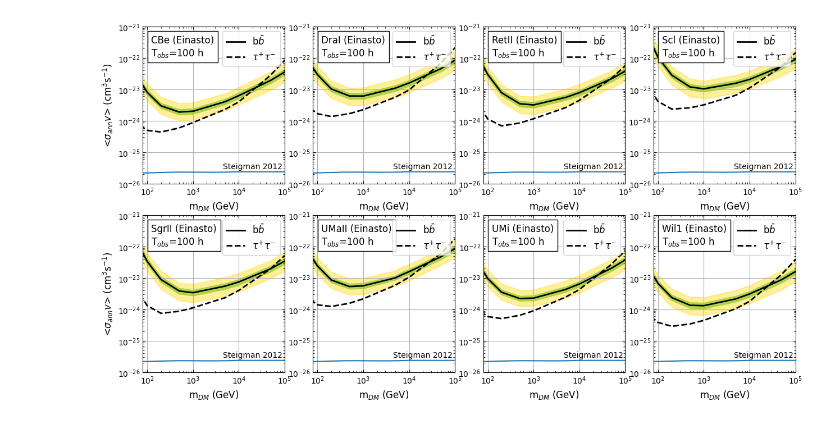
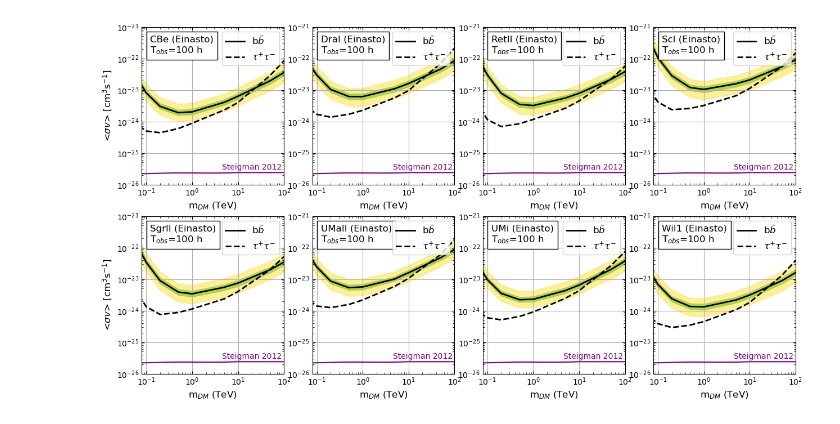
Before and after one commit to micheledoro/gDMbounds, a Jupyter notebook: sandbox/mdoro/gonzalo/makeplot_limits_single_ann.ipynb, the cells around one changed output. Saved outputs shown, nothing was run; the diff lists cells and outputs as text; code cells hidden in the pictures.

```diff
--- a/sandbox/mdoro/gonzalo/makeplot_limits_single_ann.ipynb
+++ b/sandbox/mdoro/gonzalo/makeplot_limits_single_ann.ipynb
@@ -22,6 +22,9 @@ for name in dSphNames:
 
 df = pd.concat(df_list, ignore_index=True)
 df.drop_duplicates(inplace=True)
+
+# Rescale mass column by 1/1000 to have it in TeV
+df['mass'] = df['mass'] / 1000
 # %%
 fig = plt.figure(figsize=(15, 8))
 
@@ -63,36 +66,37 @@ for name in dSphNames:
                #marker='o',
                label=r'$\tau^{+}\tau^{-}$')
 
 
-    plt.plot(relic.mass, relic.sigmav)
+    plt.plot(relic.mass*1e-3, relic.sigmav, color='purple')
 
 
     plt.legend(loc='upper right',fontsize=12)
     ax = plt.gca()
     at = AnchoredText(name+' (Einasto)'+"\n"+r"T$_{obs}$=100 h",
               loc='upper left', prop=dict(size=12), frameon=True)
-    plt.text(x=4500, y=3e-26, s='Steigman 2012')
+    plt.text(x=4.500, y=3e-26, s='Steigman 2012', color="purple")
 
     ax.add_artist(at)
     #ax.add_artist(at2)
 
 
     plt.grid()
     plt.ylim(1e-26,1e-21)
-    plt.xlim(80,1e5)
+    plt.xlim(80*1e-3,1e5*1e-3)
 
     if contador-1 == 1 or contador-1 == 5:
-        plt.ylabel(r"<$\sigma_{ann}v$> (cm$^3$s$^{-1}$)", fontsize=12)
+        plt.ylabel(r"<$\sigma v$> [cm$^3$s$^{-1}$]", fontsize=12)
 
 
-    plt.xlabel("m$_{DM}$ (GeV)", fontsize=12)
+    plt.xlabel("m$_{DM}$ (TeV)", fontsize=12)
 
     plt.tick_params(which='both', direction='in', top=True, right=True)
 
 
 
 
 #plt.savefig('eachsource_bb_tau_prod5.pdf', bbox_inches='tight', pad_inches=0.3)
 #plt.savefig('eachsource_bb_tau_prod5.png', bbox_inches='tight', pad_inches=0.3)
+plt.savefig('dsph8_ann_bb_tau.png', bbox_inches='tight', pad_inches=0.3)
 # %% [output]
-[figure, old version]
+[figure, new version]
```
